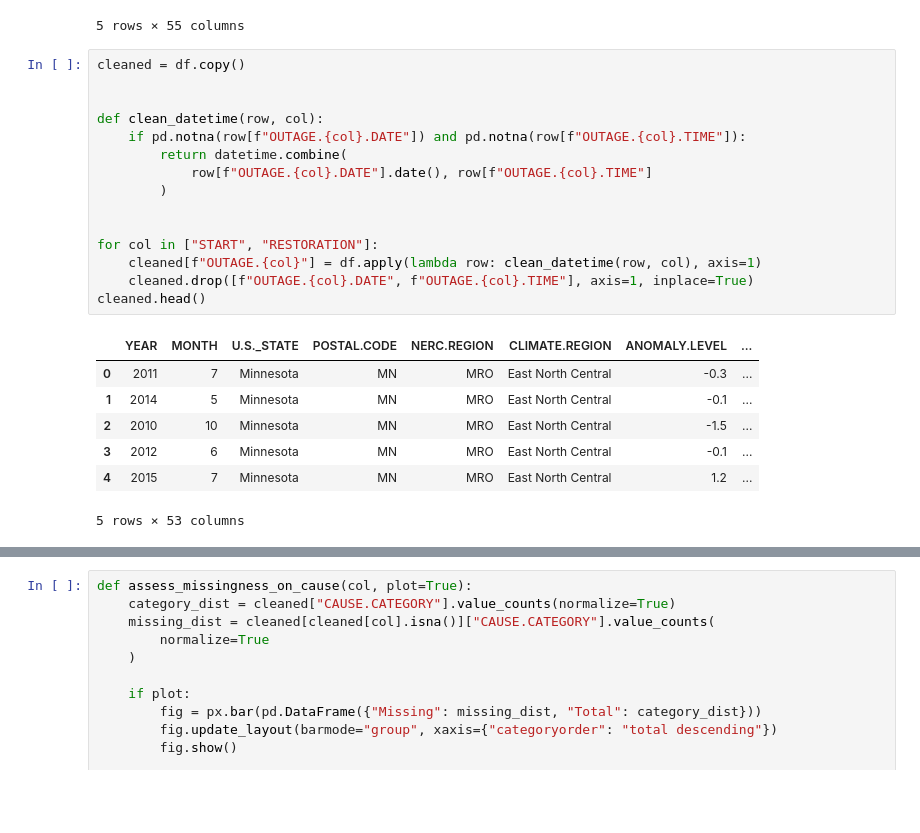
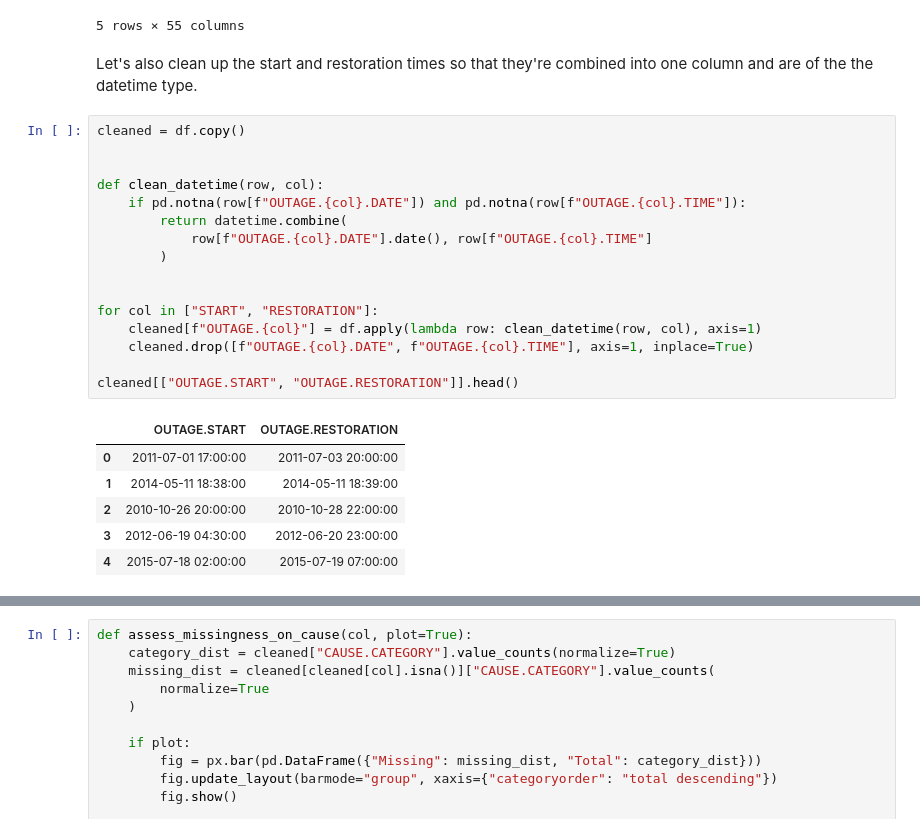
Before and after one commit to TheBoyRoy05/Power-Outages, a Jupyter notebook: template.ipynb, the cells around one changed output, grey strips where cells are left out. Cells and saved outputs as stored; diff of their text form; blank space fills up the shorter version.

```diff
--- a/template.ipynb
+++ b/template.ipynb
@@ -52,26 +70,28 @@ df.head()
 | 3 | 2012 | 6 | Minnesota | MN | MRO | East North Central | -0.1 | ... |
 | 4 | 2015 | 7 | Minnesota | MN | MRO | East North Central | 1.2 | ... |
 5 rows × 55 columns
+# %% [markdown]
+Let's also clean up the start and restoration times so that they're combined into one column and are of the the datetime type.
 # %%
 cleaned = df.copy()
 
 
 def clean_datetime(row, col):
     if pd.notna(row[f"OUTAGE.{col}.DATE"]) and pd.notna(row[f"OUTAGE.{col}.TIME"]):
         return datetime.combine(
             row[f"OUTAGE.{col}.DATE"].date(), row[f"OUTAGE.{col}.TIME"]
         )
 
 
 for col in ["START", "RESTORATION"]:
     cleaned[f"OUTAGE.{col}"] = df.apply(lambda row: clean_datetime(row, col), axis=1)
     cleaned.drop([f"OUTAGE.{col}.DATE", f"OUTAGE.{col}.TIME"], axis=1, inplace=True)
-cleaned.head()
+
+cleaned[["OUTAGE.START", "OUTAGE.RESTORATION"]].head()
 # %% [output]
-|  | YEAR | MONTH | U.S._STATE | POSTAL.CODE | NERC.REGION | CLIMATE.REGION | ANOMALY.LEVEL | ... |
-| 0 | 2011 | 7 | Minnesota | MN | MRO | East North Central | -0.3 | ... |
-| 1 | 2014 | 5 | Minnesota | MN | MRO | East North Central | -0.1 | ... |
-| 2 | 2010 | 10 | Minnesota | MN | MRO | East North Central | -1.5 | ... |
-| 3 | 2012 | 6 | Minnesota | MN | MRO | East North Central | -0.1 | ... |
-| 4 | 2015 | 7 | Minnesota | MN | MRO | East North Central | 1.2 | ... |
+|  | OUTAGE.START | OUTAGE.RESTORATION |
+| 0 | 2011-07-01 17:00:00 | 2011-07-03 20:00:00 |
+| 1 | 2014-05-11 18:38:00 | 2014-05-11 18:39:00 |
+| 2 | 2010-10-26 20:00:00 | 2010-10-28 22:00:00 |
+| 3 | 2012-06-19 04:30:00 | 2012-06-20 23:00:00 |
+| 4 | 2015-07-18 02:00:00 | 2015-07-19 07:00:00 |
-5 rows × 53 columns
```
Also changed, not shown: parts of 97 cells of this notebook, 4 other files.
